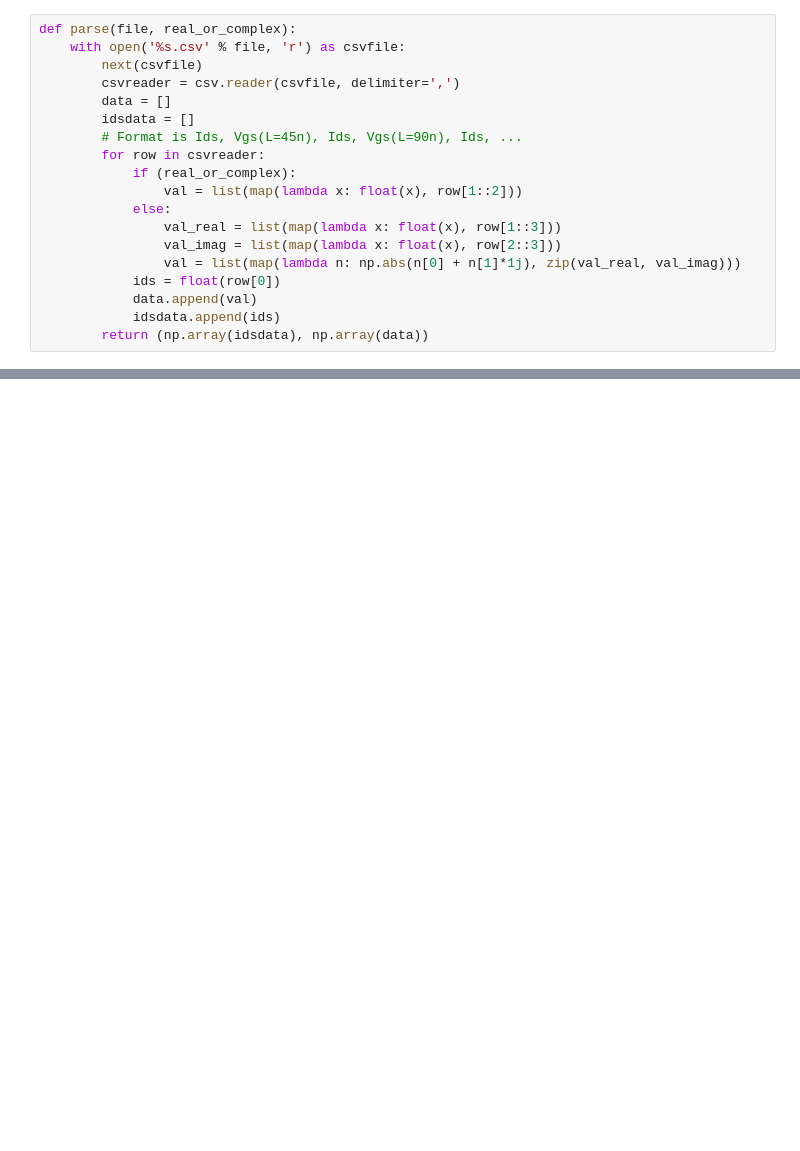
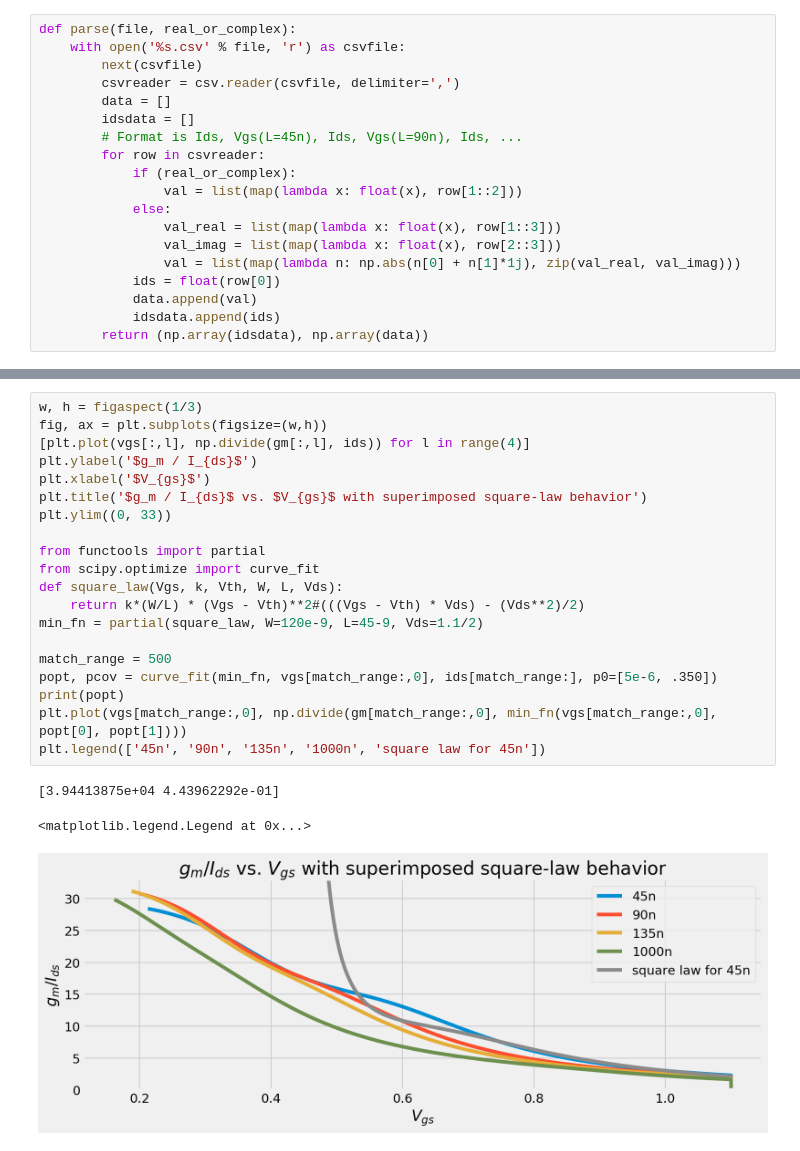
Before and after one commit to vighneshiyer/ee240b, a Jupyter notebook: hw/hw1/hw1_notebook.ipynb, the cells around one changed output, grey strips where cells are left out. Drawn from its saved outputs; the diff is of its cells as text; blank space fills up the shorter version.

```diff
--- a/hw/hw1/hw1_notebook.ipynb
+++ b/hw/hw1/hw1_notebook.ipynb
@@ -48,0 +69,24 @@ Text(0.5,1,'$a_{v0}$ vs. $V_{gs}$ for minimum width and swept length')
+# %%
+w, h = figaspect(1/3)
+fig, ax = plt.subplots(figsize=(w,h))
+[plt.plot(vgs[:,l], np.divide(gm[:,l], ids)) for l in range(4)]
+plt.ylabel('$g_m / I_{ds}$')
+plt.xlabel('$V_{gs}$')
+plt.title('$g_m / I_{ds}$ vs. $V_{gs}$ with superimposed square-law behavior')
+plt.ylim((0, 33))
+
+from functools import partial
+from scipy.optimize import curve_fit
+def square_law(Vgs, k, Vth, W, L, Vds):
+    return k*(W/L) * (Vgs - Vth)**2#(((Vgs - Vth) * Vds) - (Vds**2)/2)
+min_fn = partial(square_law, W=120e-9, L=45-9, Vds=1.1/2)
+
+match_range = 500
+popt, pcov = curve_fit(min_fn, vgs[match_range:,0], ids[match_range:], p0=[5e-6, .350])
+print(popt)
+plt.plot(vgs[match_range:,0], np.divide(gm[match_range:,0], min_fn(vgs[match_range:,0], popt[0], popt[1])))
+plt.legend(['45n', '90n', '135n', '1000n', 'square law for 45n'])
+# %% [output]
+[3.94413875e+04 4.43962292e-01]
+<matplotlib.legend.Legend at 0x...>
+[figure, added]
```
Also changed, not shown: parts of 5 cells of this notebook, 3 other files.
